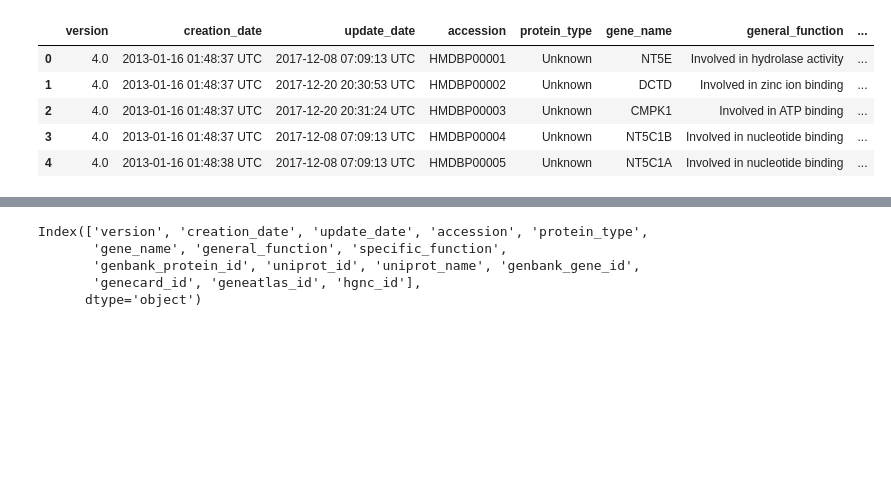
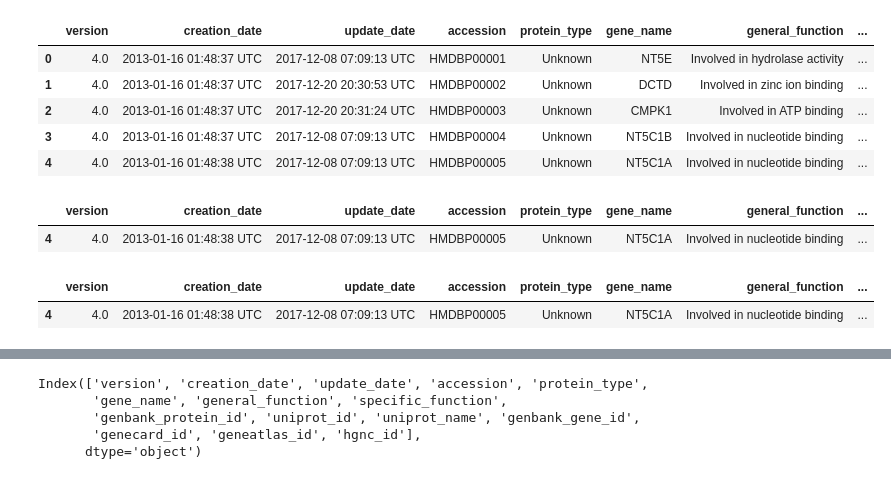
Before and after one commit to NikkiBytes/BioThings_Tutorial, a Jupyter notebook: HMDB_associations.ipynb, the cells around one changed output, grey strips where cells are left out. Drawn from its saved outputs; the diff is of its cells as text; code cells hidden in the pictures; blank space fills up the shorter version.

```diff
--- a/HMDB_associations.ipynb
+++ b/HMDB_associations.ipynb
@@ -167,3 +167,16 @@ data.head()
 | 2 | 4.0 | 2013-01-16 01:48:37 UTC | 2017-12-20 20:31:24 UTC | HMDBP00003 | Unknown | CMPK1 | Involved in ATP binding | ... |
 | 3 | 4.0 | 2013-01-16 01:48:37 UTC | 2017-12-08 07:09:13 UTC | HMDBP00004 | Unknown | NT5C1B | Involved in nucleotide binding | ... |
 | 4 | 4.0 | 2013-01-16 01:48:38 UTC | 2017-12-08 07:09:13 UTC | HMDBP00005 | Unknown | NT5C1A | Involved in nucleotide binding | ... |
+# %%
+data[data['hgnc_id']=="HGNC:17819"]
+# %% [output]
+|  | version | creation_date | update_date | accession | protein_type | gene_name | general_function | ... |
+| 4 | 4.0 | 2013-01-16 01:48:38 UTC | 2017-12-08 07:09:13 UTC | HMDBP00005 | Unknown | NT5C1A | Involved in nucleotide binding | ... |
+# %%
+def gene_search(search_id):
+    display(data[data['hgnc_id']=="%s"%search_id].head())
+
+gene_search("HGNC:17819")
+# %% [output]
+|  | version | creation_date | update_date | accession | protein_type | gene_name | general_function | ... |
+| 4 | 4.0 | 2013-01-16 01:48:38 UTC | 2017-12-08 07:09:13 UTC | HMDBP00005 | Unknown | NT5C1A | Involved in nucleotide binding | ... |
```
Also changed, not shown: parts of 7 cells of this notebook, 3 other files.
